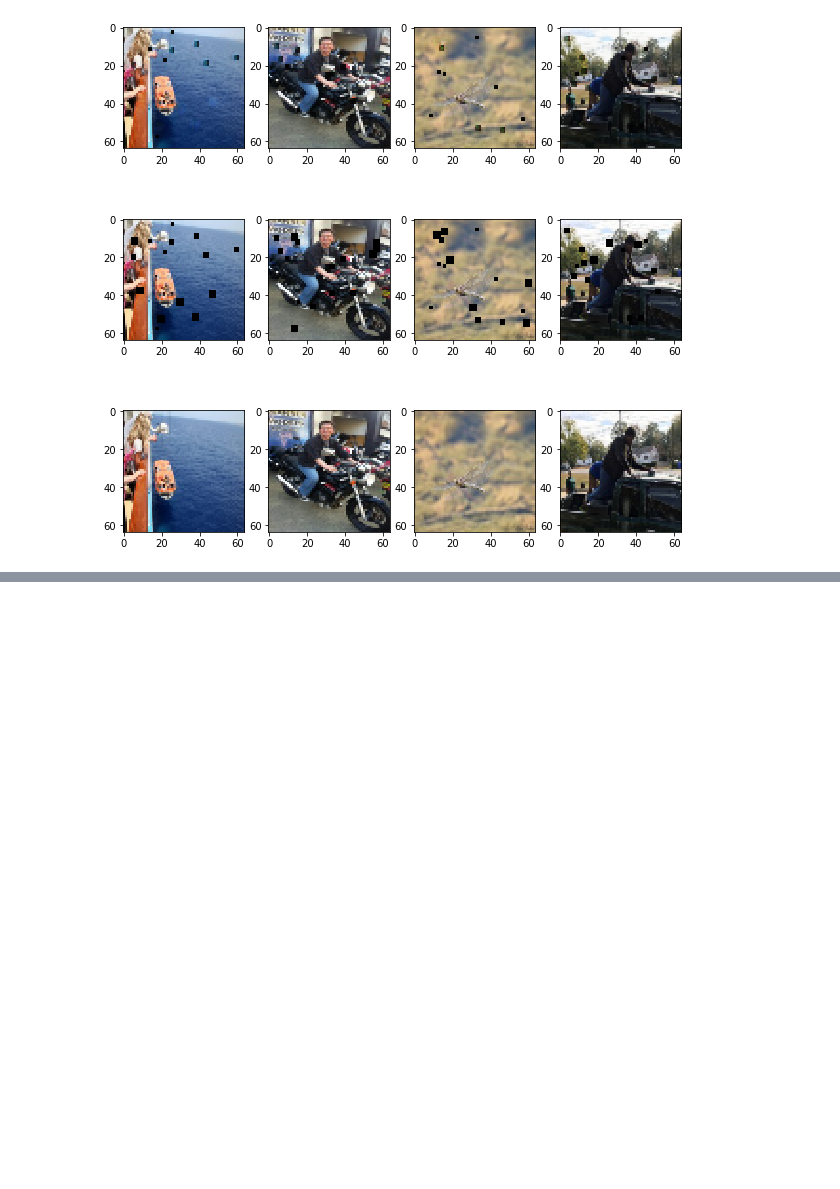
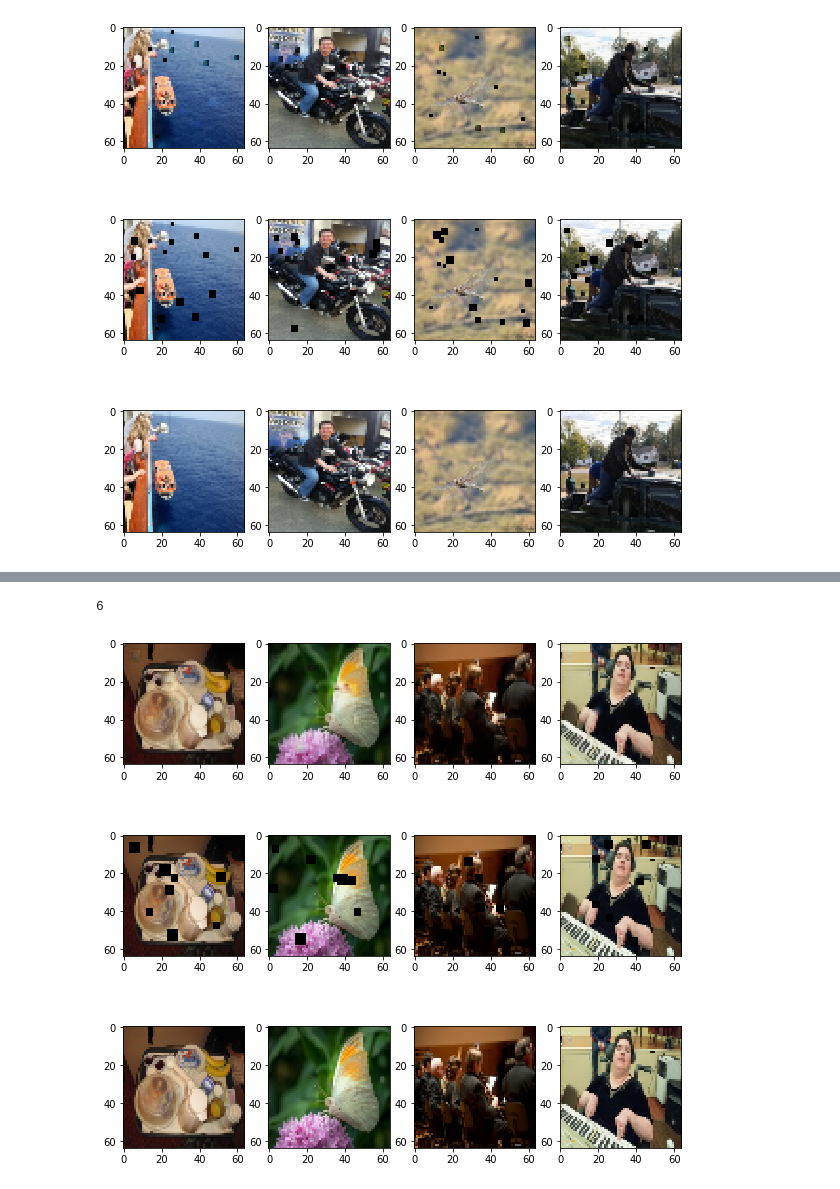
Before and after one commit to razzorblade/NSIETE-project, a Jupyter notebook: model_resize.ipynb, the cells around one changed output, grey strips where cells are left out. Saved outputs shown, nothing was run; the diff lists cells and outputs as text; code cells hidden in the pictures; blank space fills up the shorter version.

```diff
--- a/model_resize.ipynb
+++ b/model_resize.ipynb
@@ -641,0 +792,17 @@ predict(artifacts_autoencoder)
+# %%
+process_images = []
+original_images = []
+Constants.NUM_OF_PICTURES = 50
+
+for root,dir,files in os.walk("./noise_generation/original_images"):
+    for file in files[200:250]:
+        process_images.append(apply_artifacts(image.img_to_array(image.load_img(root+"/"+file, target_size=(Constants.IMG_SIZE, Constants.IMG_SIZE)))/255.0))
+        original_images.append(image.img_to_array(image.load_img(root+"/"+file, target_size=(Constants.IMG_SIZE, Constants.IMG_SIZE)))/255.0)
+
+Constants.test_noised = process_images
+Constants.test_orig = original_images
+
+predict(mix_autoencoder)
+# %% [output]
+6
+[figure, added]
```
Also changed, not shown: parts of 8 cells of this notebook, 1 other file.
